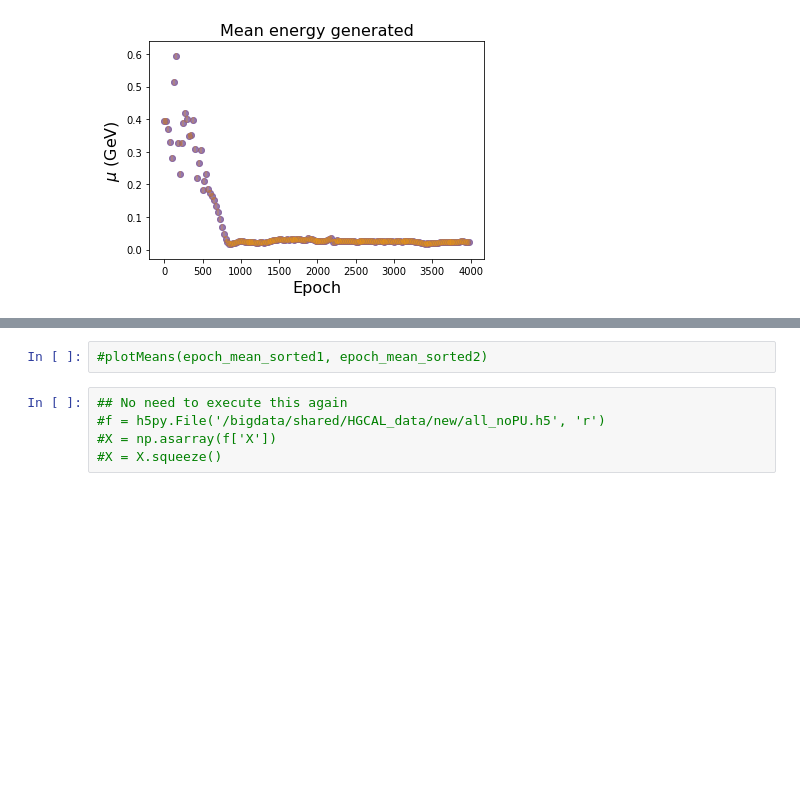
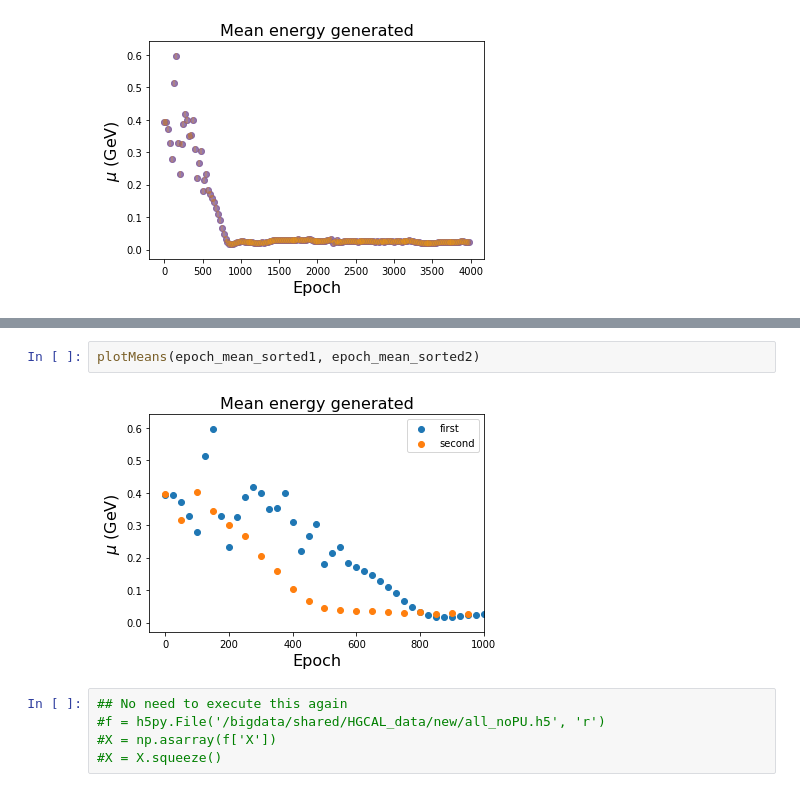
Before and after one commit to vitoriapacela/hgcal_wgan, a Jupyter notebook: evaluation.ipynb, the cells around one changed output, grey strips where cells are left out. Drawn from its saved outputs; the diff is of its cells as text; blank space fills up the shorter version.

```diff
--- a/evaluation.ipynb
+++ b/evaluation.ipynb
@@ -120,7 +120,9 @@ def plotMeans(epoch_mean_sorted1, epoch_mean_sorted2):
     #plt.savefig("means.png")
     #plt.errorbar(epoch_mean_sorted[:,0], epoch_mean_sorted[:,1], yerr=np.std(epoch_mean_sorted[:,1])/np.sqrt(len(epoch_mean_sorted[:,1])), color='grey', alpha = 0.5, fmt='o')
 # %%
-#plotMeans(epoch_mean_sorted1, epoch_mean_sorted2)
+plotMeans(epoch_mean_sorted1, epoch_mean_sorted2)
+# %% [output]
+[figure, added]
 # %%
 ## No need to execute this again
 #f = h5py.File('/bigdata/shared/HGCAL_data/new/all_noPU.h5', 'r')
```
Also changed, not shown: parts of 25 cells of this notebook.
